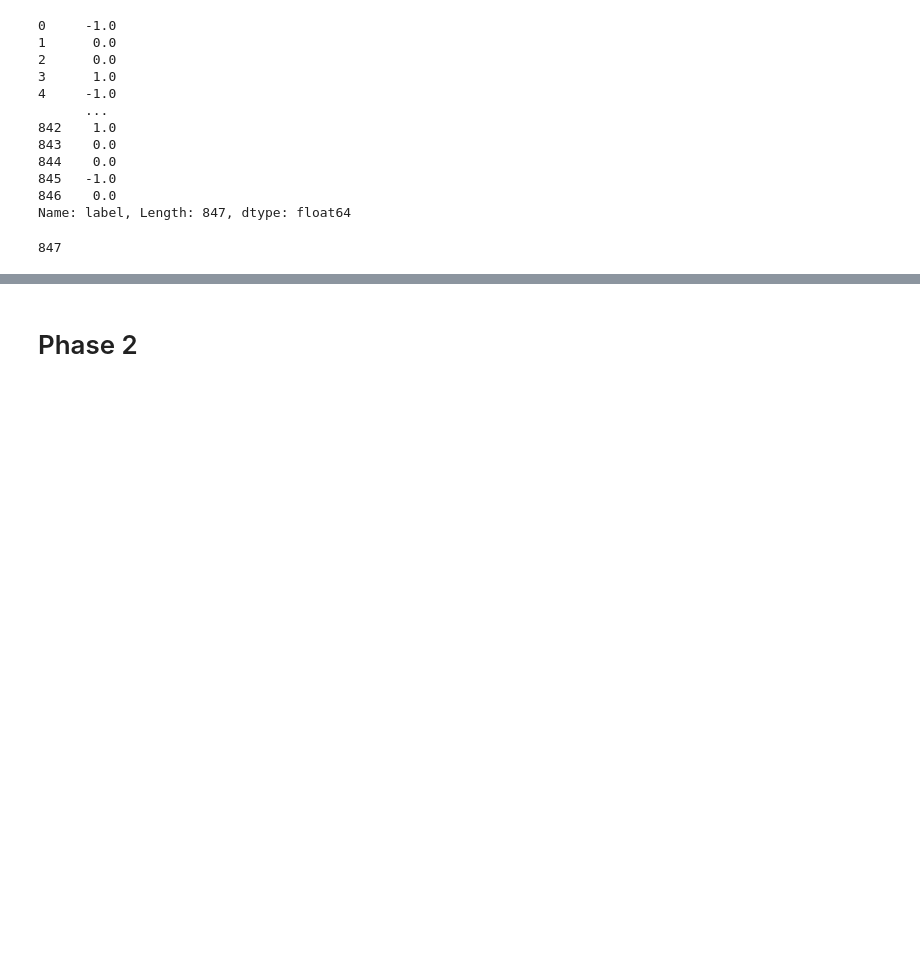
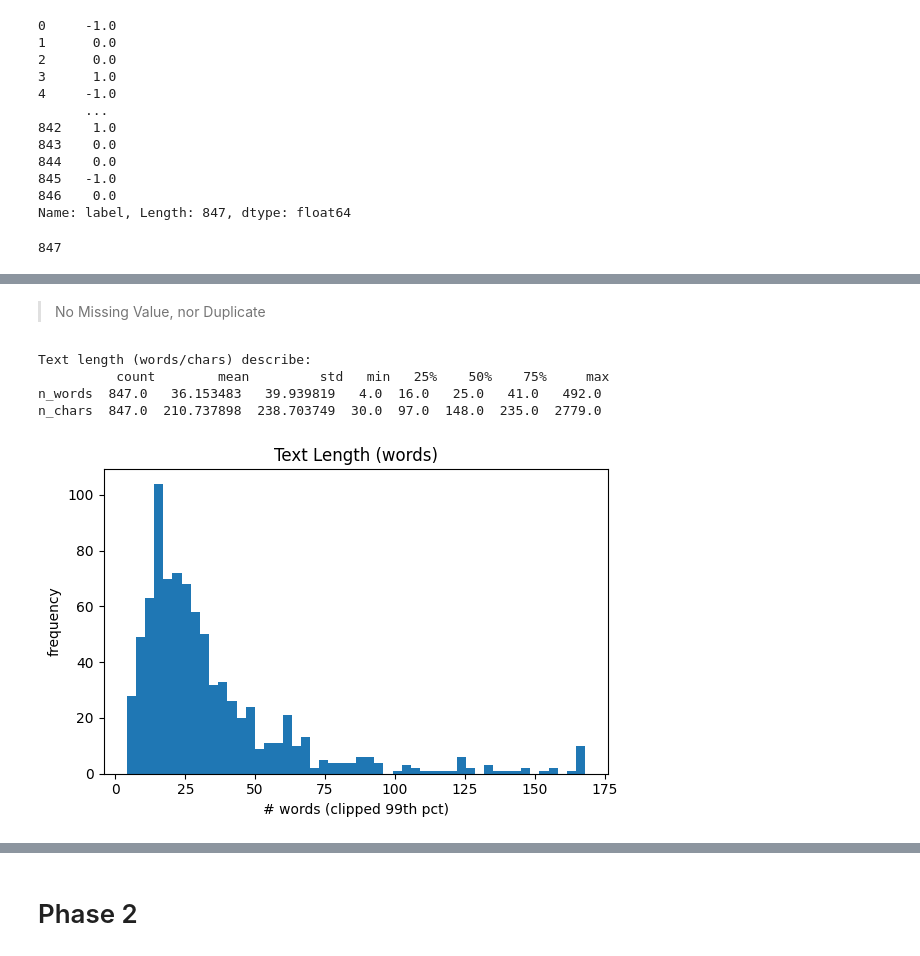
Before and after one commit to Yves-Chou/DM2025-Lab1-Exercise, a Jupyter notebook: DM2025-Lab1-Homework.ipynb, the cells around one changed output, grey strips where cells are left out. Cells and saved outputs as stored; diff of their text form; code cells hidden in the pictures; blank space fills up the shorter version.

```diff
--- a/DM2025-Lab1-Homework.ipynb
+++ b/DM2025-Lab1-Homework.ipynb
@@ -122,0 +167,31 @@ len(df)
+# %% [markdown]
+
+
+> No Missing Value, nor Duplicate
+# %%
+df["title_text"] = (
+    df.get("title","").astype(str) + " " + df.get("text","").astype(str)
+).str.replace("\n"," ", regex=False).str.replace(r"\s+"," ", regex=True).str.strip()
+# %%
+# Text length stats
+df["n_words"] = df["title_text"].str.split().str.len()
+df["n_chars"] = df["title_text"].str.len()
+
+print("\nText length (words/chars) describe:\n", df[["n_words","n_chars"]].describe().T)
+# %% [output]
+Text length (words/chars) describe:
+          count        mean         std   min   25%    50%    75%     max
+n_words  847.0   36.153483   39.939819   4.0  16.0   25.0   41.0   492.0
+n_chars  847.0  210.737898  238.703749  30.0  97.0  148.0  235.0  2779.0
+# %%
+# Text length histogram (words, clipped at 99th pct to avoid long tail)
+plt.figure(figsize=(6,4))
+vals = df["n_words"].clip(upper=df["n_words"].quantile(0.99))
+plt.hist(vals, bins=50)
+plt.title("Text Length (words)")
+plt.xlabel("# words (clipped 99th pct)")
+plt.ylabel("frequency")
+plt.tight_layout()
+plt.show()
+# %% [output]
+[figure, added]
```
Also changed, not shown: parts of 72 cells of this notebook.
